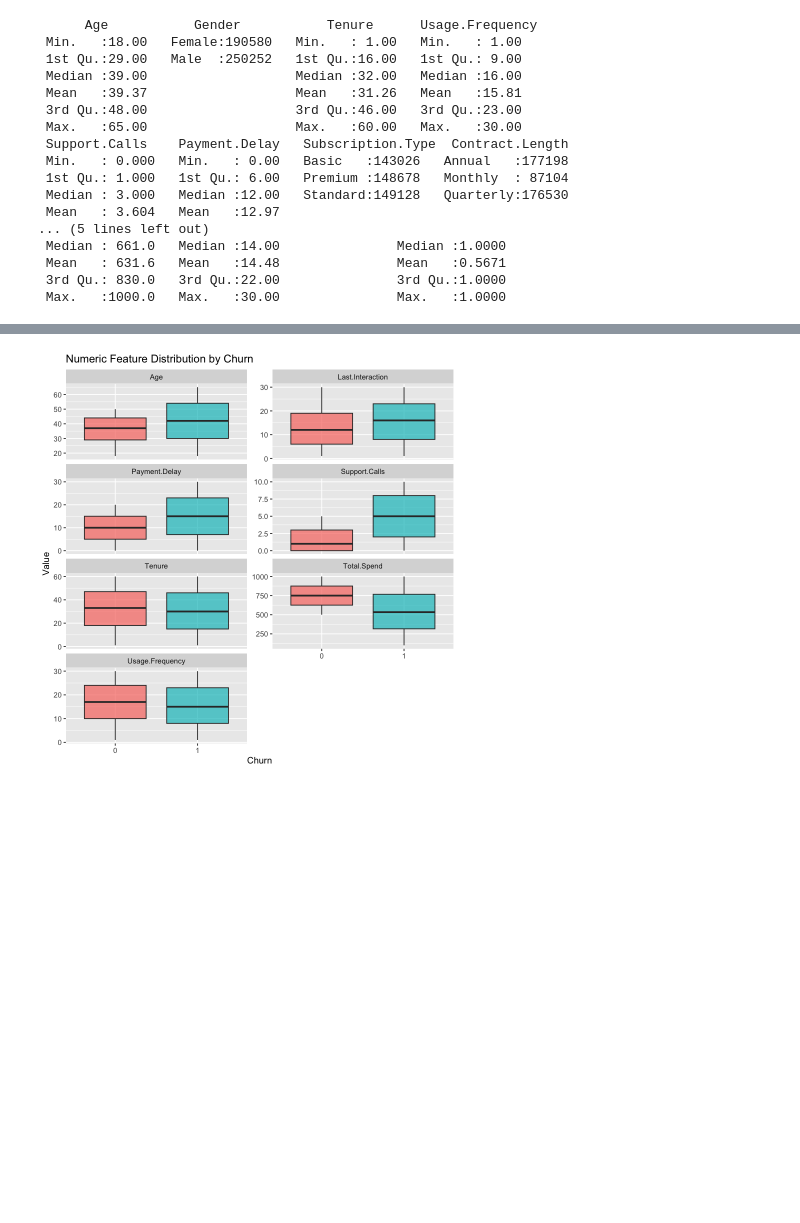
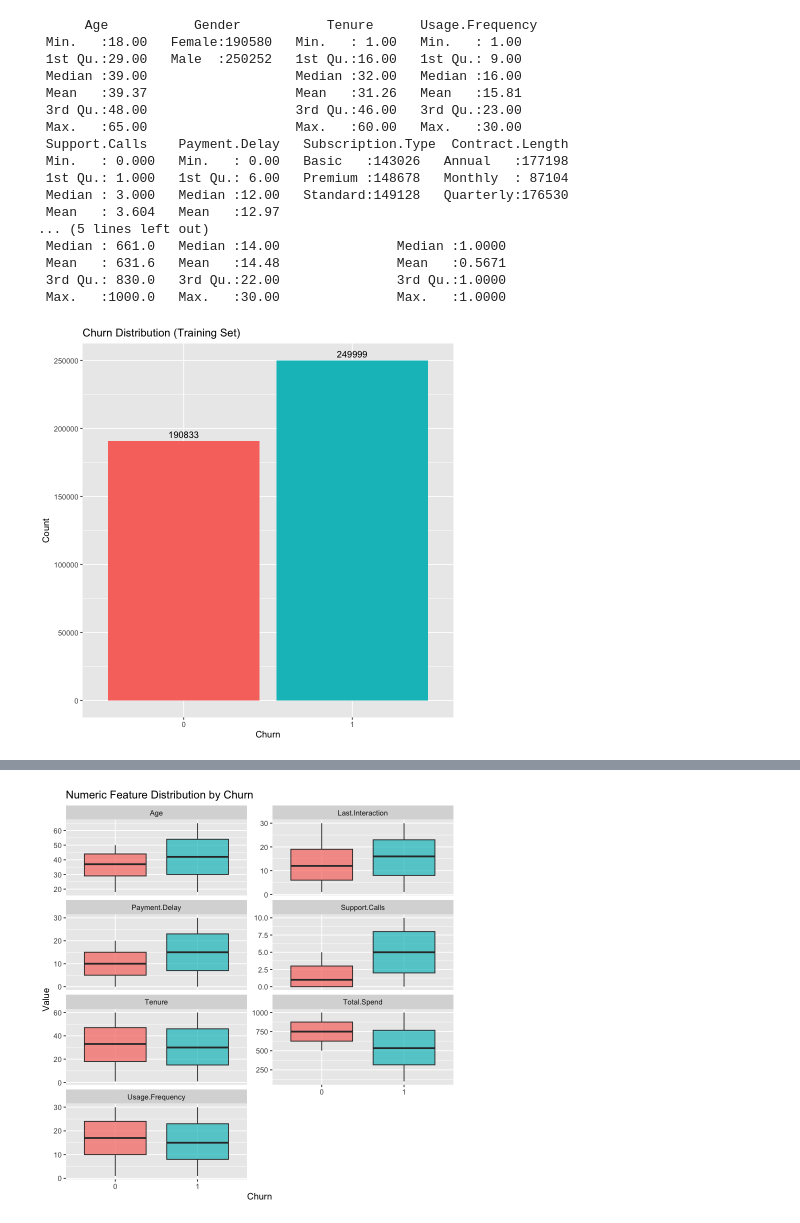
Before and after one commit to ShengPeiWilliam/telecom-churn-ml, a Jupyter notebook: code/churn_analysis.ipynb, the cells around one changed output, grey strips where cells are left out. Drawn from its saved outputs; the diff is of its cells as text; code cells hidden in the pictures; blank space fills up the shorter version.

```diff
--- a/code/churn_analysis.ipynb
+++ b/code/churn_analysis.ipynb
@@ -93,6 +87,15 @@ summary(df.train)
  Mean   : 631.6   Mean   :14.48               Mean   :0.5671
  3rd Qu.: 830.0   3rd Qu.:22.00               3rd Qu.:1.0000
  Max.   :1000.0   Max.   :30.00               Max.   :1.0000
+# %%
+ggplot(df.train, aes(x = Churn, fill = Churn)) +
+    geom_bar() +
+    geom_text(stat = "count", aes(label = after_stat(count)), vjust = -0.5) +
+    labs(title = "Churn Distribution (Training Set)",
+         x = "Churn", y = "Count") +
+    theme(legend.position = "none")
+# %% [output]
+[figure, added]
 # %%
 categorical.features <- c("Gender", "Subscription.Type", "Contract.Length")
 
```
Also changed, not shown: parts of 20 cells of this notebook, 2 other files.
